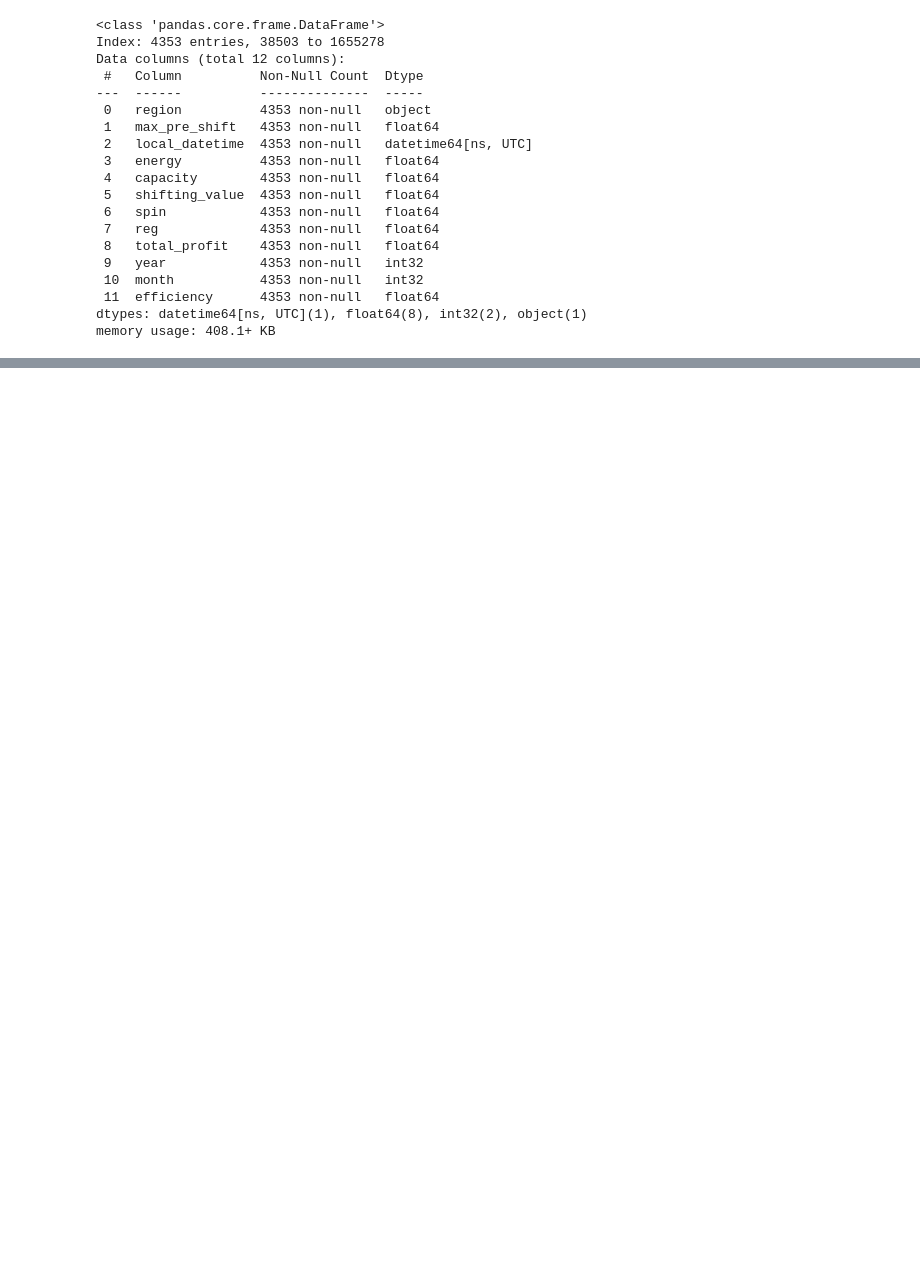
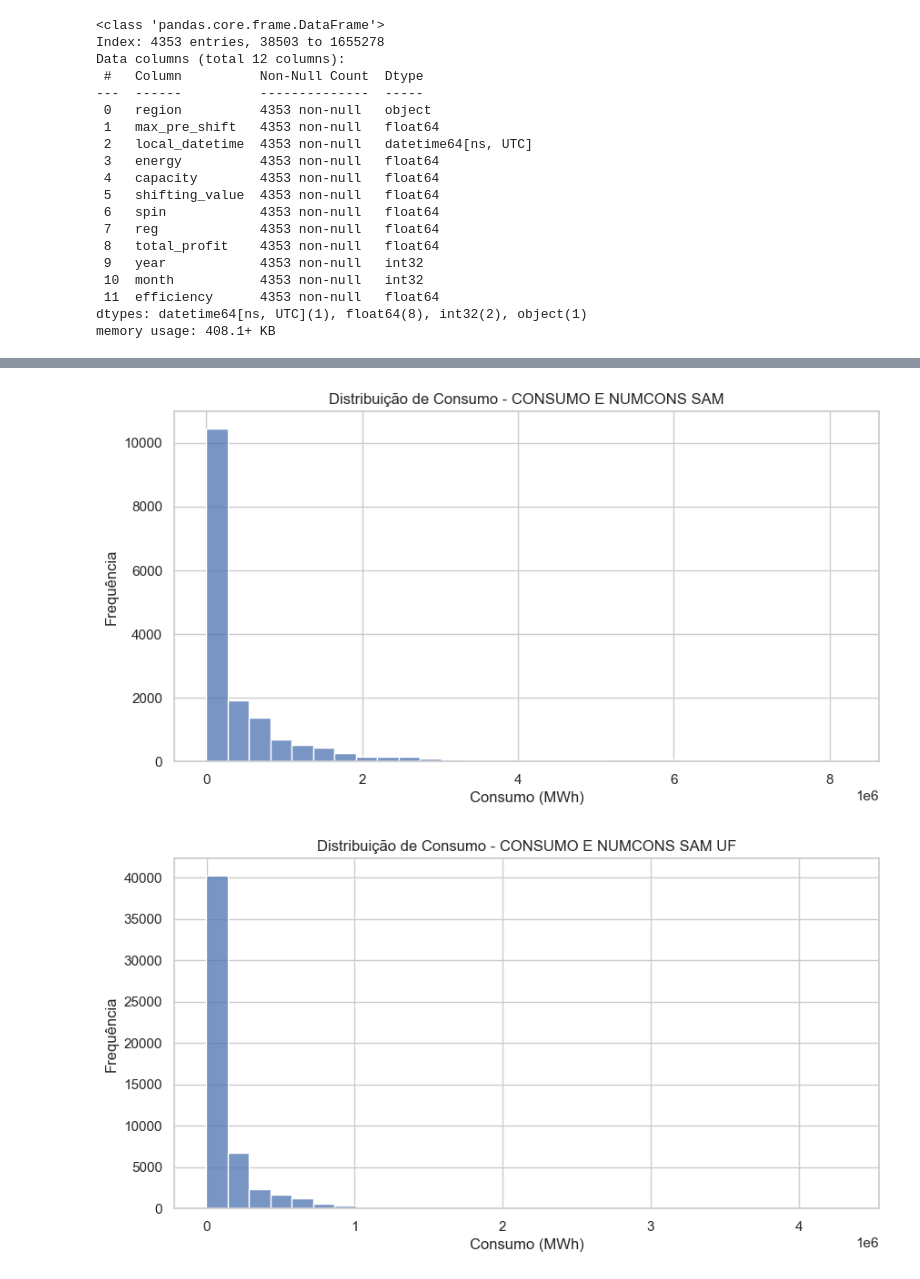
Before and after one commit to danimoreira90/Residential-Energy-Efficiency-Application, a Jupyter notebook: data.ipynb, the cells around one changed output, grey strips where cells are left out. Saved outputs shown, nothing was run; the diff lists cells and outputs as text; code cells hidden in the pictures; blank space fills up the shorter version.

Commit message:
Exploração da planilha Dados consumo mensal

```diff
--- a/data.ipynb
+++ b/data.ipynb
@@ -233,0 +234,31 @@ max       0.094670     71.730701  2031.000000    12.000000   773.108682
+# %%
+file_path = 'D:\Pastas\Infnet\Infnet - 2024.2\Projeto de bloco\TP1\Dados_abertos_Consumo_Mensal.xlsx'
+# %%
+xls = pd.ExcelFile(file_path)
+sheet_names = xls.sheet_names
+# %%
+data_frames = {sheet: pd.read_excel(xls, sheet_name=sheet) for sheet in sheet_names}
+# %%
+for sheet_name, df in data_frames.items():
+    print(f"Explorando a planilha: {sheet_name}\n")
+
+    # Mostrar as primeiras linhas
+    print("Primeiras linhas:")
+    print(df.head(), "\n")
+
+    # Mostrar as últimas linhas
+    print("Últimas linhas:")
+    print(df.tail(), "\n")
+
+    # Resumo estatístico
+    print("Resumo estatístico:")
+    print(df.describe(), "\n")
+
+    # Informações sobre os tipos de dados
+    print("Informações dos dados:")
+    print(df.info(), "\n")
+
+    # Contagem de valores únicos
+    print("Valores únicos por coluna:")
+    unique_counts = {col: df[col].nunique() for col in df.columns}
+    print(unique_counts, "\n\n")
@@ -233,0 +283,15 @@ max       0.094670     71.730701  2031.000000    12.000000   773.108682
+# %%
+import matplotlib.pyplot as plt
+import seaborn as sns
+
+for sheet_name, df in data_frames.items():
+    if 'Consumo' in df.columns:  # Supondo que 'Consumo' seja uma coluna comum
+        plt.figure(figsize=(10, 5))
+        sns.histplot(df['Consumo'], bins=30)
+        plt.title(f'Distribuição de Consumo - {sheet_name}')
+        plt.xlabel('Consumo (MWh)')
+        plt.ylabel('Frequência')
+        plt.show()
+# %% [output]
+[figure, added]
+[figure, added]
```
Also changed, not shown: parts of 6 cells of this notebook.
